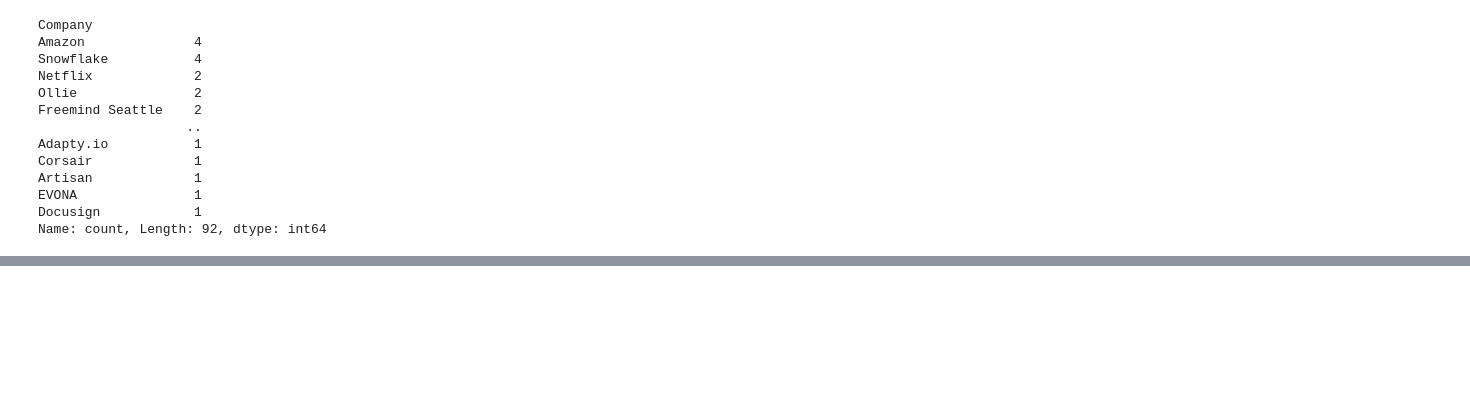
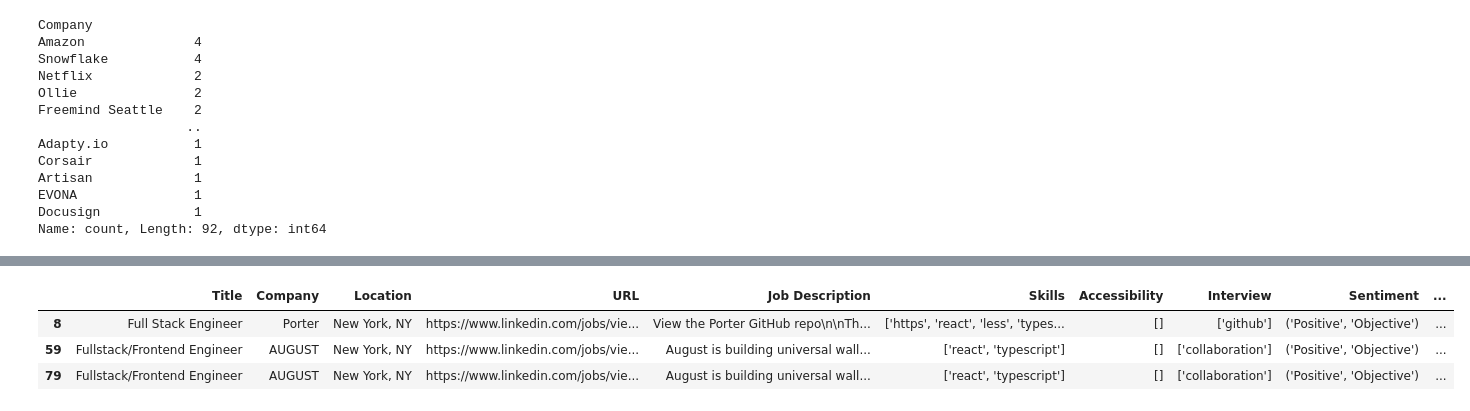
Before and after one commit to RydCri/JobScraper, a Jupyter notebook: juypter_notebooks/dataframe_notes.ipynb, the cells around one changed output, grey strips where cells are left out. Drawn from its saved outputs; the diff is of its cells as text; code cells hidden in the pictures; blank space fills up the shorter version.

Commit message:
full notebook demo

```diff
--- a/juypter_notebooks/dataframe_notes.ipynb
+++ b/juypter_notebooks/dataframe_notes.ipynb
@@ -65,0 +88,3 @@ job_urls.to_csv("./csvs/linkedin_urls_list.csv", index=False)
+# %%
+df = pd.read_csv("../csvs/processed/example_linkedin_ds_jobs_processed.csv")
+df.head(50)
@@ -65,0 +171,9 @@ job_urls.to_csv("./csvs/linkedin_urls_list.csv", index=False)
+# %%
+ny_js = df.loc[(df['Location'].str.contains('New York|, NY', case=False) & (df['Skills'].apply(lambda x: 'typescript' in x)))]
+
+ny_js.head(20)
+# %% [output]
+|  | Title | Company | Location | URL | Job Description | Skills | Accessibility | Interview | Sentiment | ... |
+| 8 | Full Stack Engineer | Porter | New York, NY | https://www.linkedin.com/jobs/vie... | View the Porter GitHub repo\n\nTh... | ['https', 'react', 'less', 'types... | [] | ['github'] | ('Positive', 'Objective') | ... |
+| 59 | Fullstack/Frontend Engineer | AUGUST | New York, NY | https://www.linkedin.com/jobs/vie... | August is building universal wall... | ['react', 'typescript'] | [] | ['collaboration'] | ('Positive', 'Objective') | ... |
+| 79 | Fullstack/Frontend Engineer | AUGUST | New York, NY | https://www.linkedin.com/jobs/vie... | August is building universal wall... | ['react', 'typescript'] | [] | ['collaboration'] | ('Positive', 'Objective') | ... |
```
Also changed, not shown: parts of 22 cells of this notebook.
